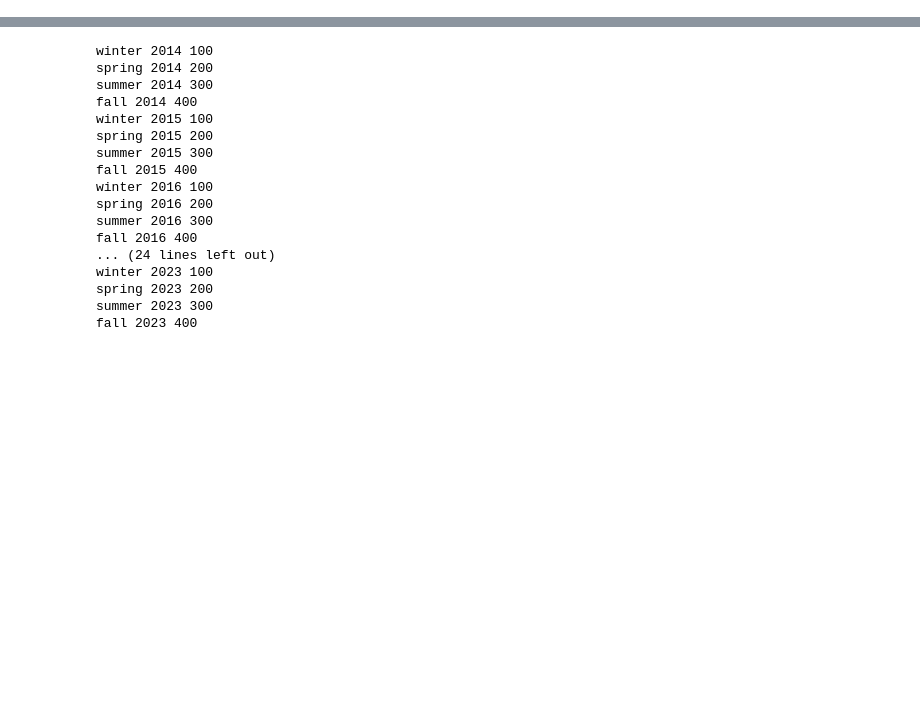
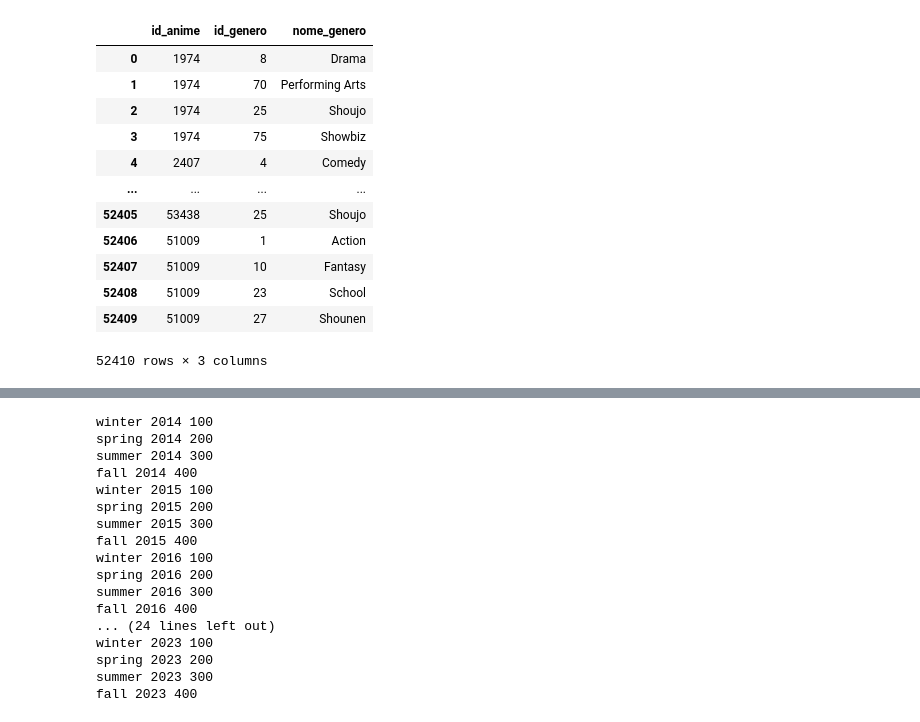
Before and after one commit to rodrigorocha1/dash_metricas_anime, a Jupyter notebook: notebooks/teste.ipynb, the cells around one changed output, grey strips where cells are left out. Cells and saved outputs as stored; diff of their text form; code cells hidden in the pictures; blank space fills up the shorter version.

```diff
--- a/notebooks/teste.ipynb
+++ b/notebooks/teste.ipynb
@@ -26,0 +54,17 @@ wr.requests_id_anime(2016, 'winter', 0)
+# %%
+df_relacao_genero_id_anime = pd.read_csv('../src/arquivos_csv/relacao_genero_id_anime.csv', sep=';')
+df_relacao_genero_id_anime
+# %% [output]
+|  | id_anime | id_genero | nome_genero |
+| 0 | 1974 | 8 | Drama |
+| 1 | 1974 | 70 | Performing Arts |
+| 2 | 1974 | 25 | Shoujo |
+| 3 | 1974 | 75 | Showbiz |
+| 4 | 2407 | 4 | Comedy |
+| ... | ... | ... | ... |
+| 52405 | 53438 | 25 | Shoujo |
+| 52406 | 51009 | 1 | Action |
+| 52407 | 51009 | 10 | Fantasy |
+| 52408 | 51009 | 23 | School |
+| 52409 | 51009 | 27 | Shounen |
+52410 rows × 3 columns
```
Also changed, not shown: parts of 9 cells of this notebook, 3 other files.
